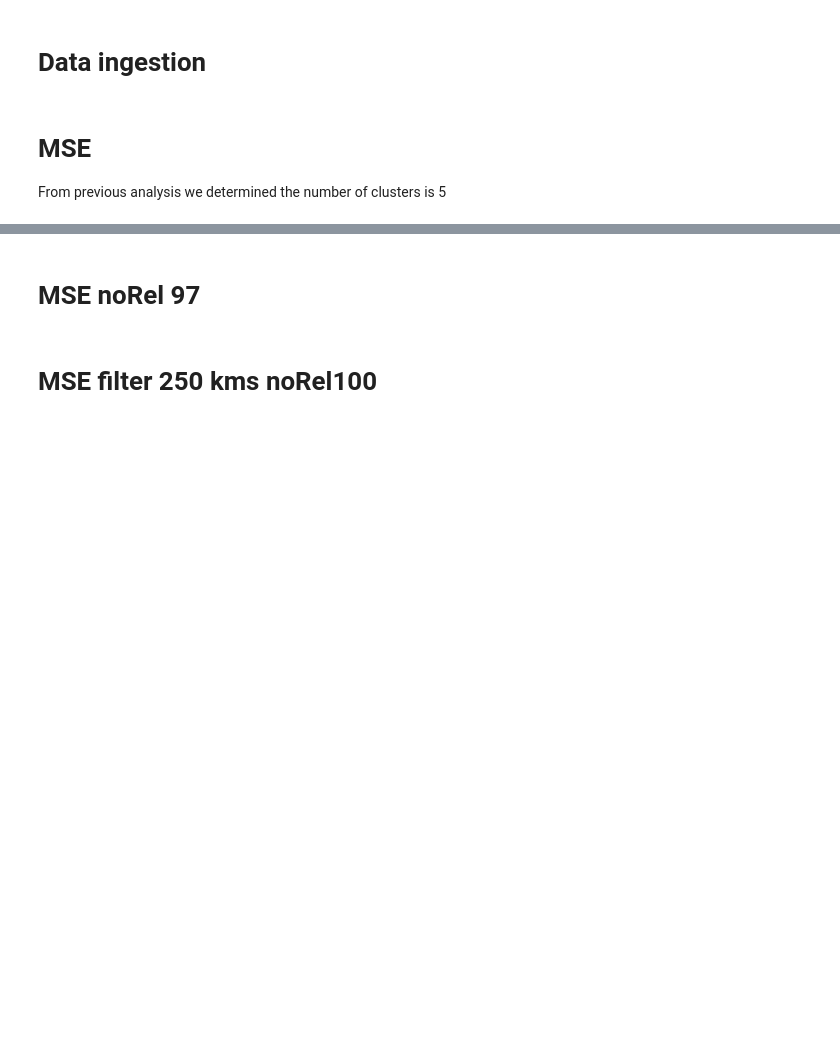
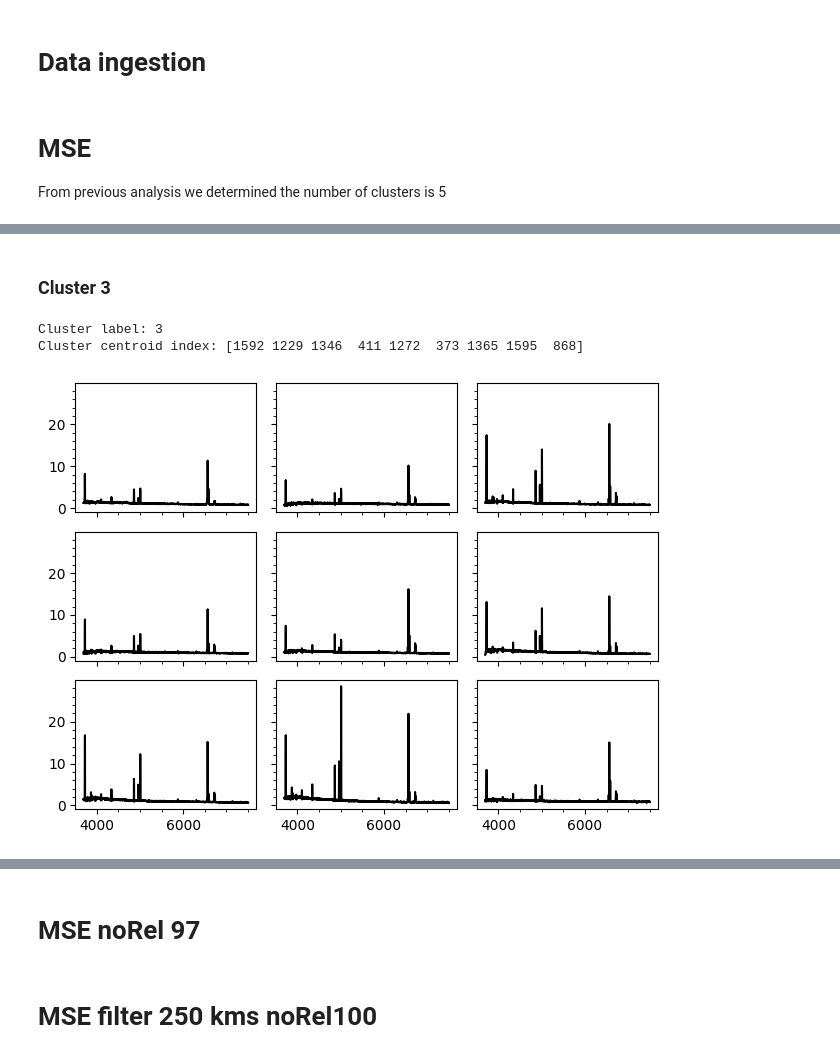
Before and after one commit to ed-ortizm/xai-astronomy, a Jupyter notebook: paper/results/03_03_trends_anomalies_cluster_analysis_MSE.ipynb, the cells around one changed output, grey strips where cells are left out. Cells and saved outputs as stored; diff of their text form; code cells hidden in the pictures; blank space fills up the shorter version.

```diff
--- a/paper/results/03_03_trends_anomalies_cluster_analysis_MSE.ipynb
+++ b/paper/results/03_03_trends_anomalies_cluster_analysis_MSE.ipynb
@@ -91,0 +294,41 @@ Cluster: 4, N. spectra: 941
+# %% [markdown]
+### Cluster 3
+# %%
+label = 3
+centroid_indexes = idx_closest_to_centroid[label]
+
+print(
+    f"Cluster label: {label}\n"
+    f"Cluster centroid index: {centroid_indexes}"
+)
+
+fig, axs = plt.subplots(
+    nrows=3,
+    ncols=3,
+    figsize=None,
+    sharex=True,
+    sharey=True,
+    tight_layout=True,
+)
+
+# set minor ticks on
+for ax in axs.flatten(): ax.minorticks_on()
+
+# plot spectra and explanation weights of centroid
+
+for i, centroid_index in enumerate(centroid_indexes):
+
+    spectrum = spectra_cluster_dict[label][centroid_index]
+    axs[i//3, i%3].plot(wave, spectrum, color="black")
+
+    # weights_close = weights_cluster_dict[label][centroid_index]
+    # axs[1].plot(wave, weights_close, color="black")
+
+# axs[0].set_ylabel("Normalized flux")
+# axs[1].set_ylabel("Explanation weights")
+# axs[1].set_xlabel("$\lambda$ [\AA]")
+# axs[1].set_ylim(0., 1.)
+# %% [output]
+Cluster label: 3
+Cluster centroid index: [1592 1229 1346  411 1272  373 1365 1595  868]
+[figure, added]
```
Also changed, not shown: parts of 38 cells of this notebook, 1 other file.
